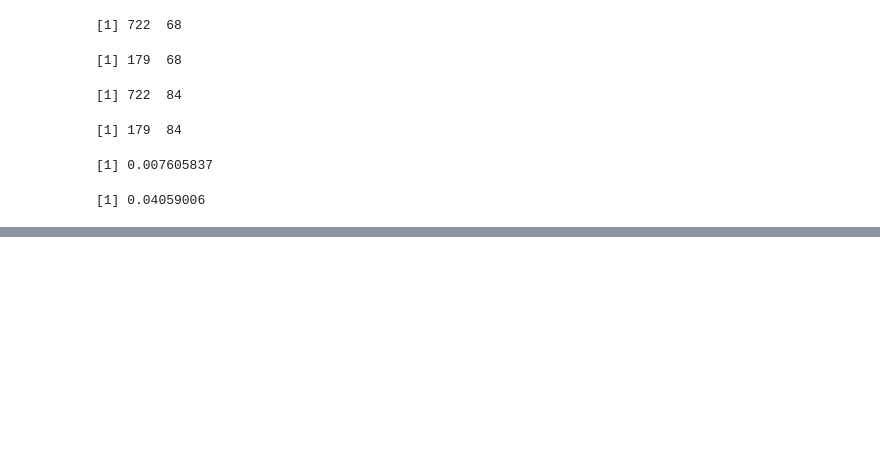
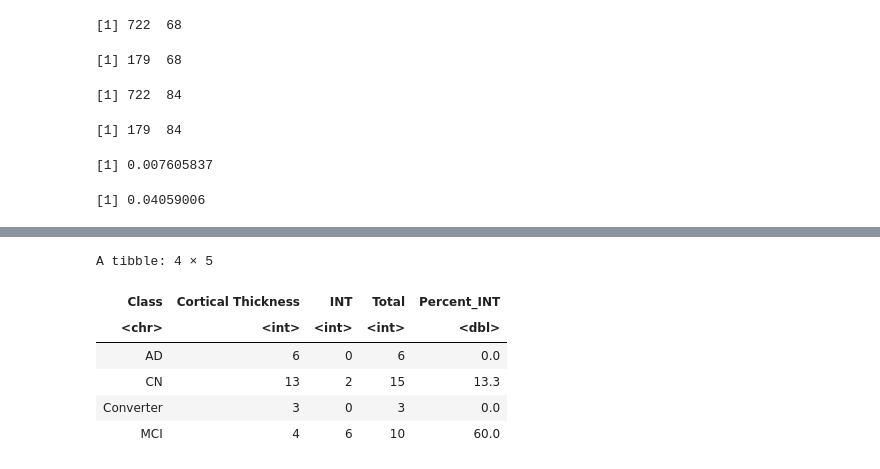
Before and after one commit to ACastellana0629/AD_onboarding, a Jupyter notebook: R_analysis/04_Combined_Thickness_INT_Model.ipynb, the cells around one changed output, grey strips where cells are left out. Drawn from its saved outputs; the diff is of its cells as text; code cells hidden in the pictures; blank space fills up the shorter version.

```diff
--- a/R_analysis/04_Combined_Thickness_INT_Model.ipynb
+++ b/R_analysis/04_Combined_Thickness_INT_Model.ipynb
@@ -991,0 +1231,26 @@ cv_fit_CT$lambda.1se
+# %%
+# ============================================================
+# Step 11.1: Summarize selected features by modality
+# ============================================================
+
+feature_summary <- selected_combined_min %>%
+  count(Class, Modality) %>%
+  tidyr::pivot_wider(
+    names_from = Modality,
+    values_from = n,
+    values_fill = 0
+  ) %>%
+  mutate(
+    Total = `Cortical Thickness` + INT,
+    Percent_INT = round(100 * INT / Total, 1)
+  )
+
+feature_summary
+# %% [output]
+A tibble: 4 × 5
+| Class | Cortical Thickness | INT | Total | Percent_INT |
+| <chr> | <int> | <int> | <int> | <dbl> |
+| AD | 6 | 0 | 6 | 0.0 |
+| CN | 13 | 2 | 15 | 13.3 |
+| Converter | 3 | 0 | 3 | 0.0 |
+| MCI | 4 | 6 | 10 | 60.0 |
```
Also changed, not shown: parts of 12 cells of this notebook.
